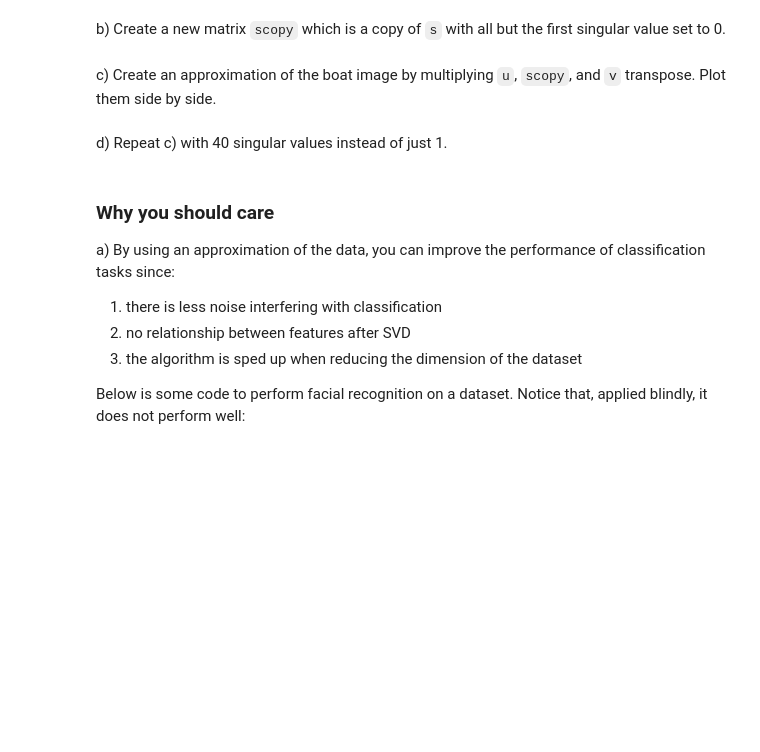
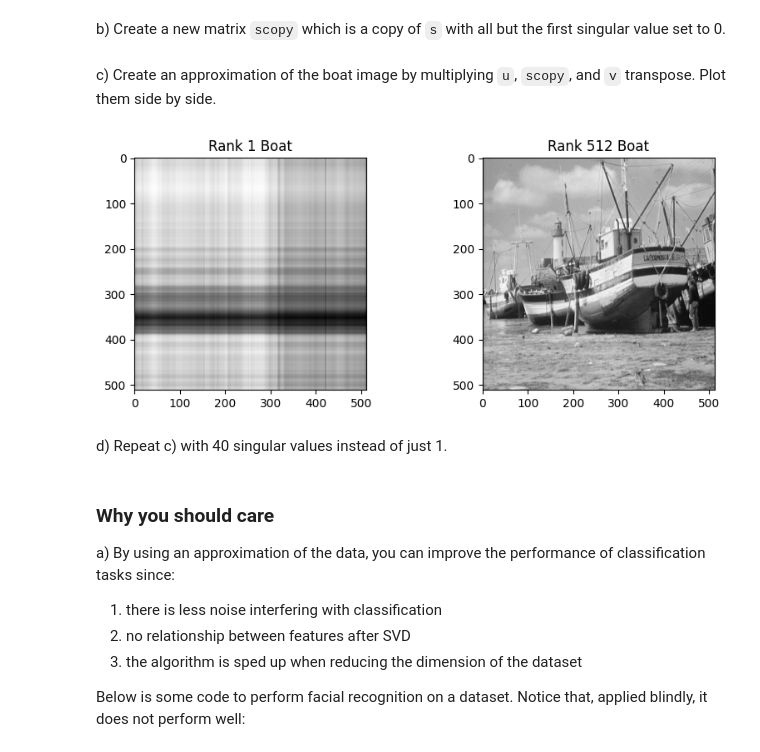
Before and after one commit to gallettilance/CS506-Fall2024, a Jupyter notebook: lecture_07/worksheet_07.ipynb, the cells around one changed output. Saved outputs shown, nothing was run; the diff lists cells and outputs as text; code cells hidden in the pictures; blank space fills up the shorter version.

```diff
--- a/lecture_07/worksheet_07.ipynb
+++ b/lecture_07/worksheet_07.ipynb
@@ -97,16 +111,18 @@ scopy = ...
 # %% [markdown]
 c) Create an approximation of the boat image by multiplying `u`, `scopy`, and `v` transpose. Plot them side by side.
 # %%
-boat_app = ...
+boat_app = u.dot(np.diag(scopy)).dot(vt)
 
 plt.figure(figsize=(9,6))
 plt.subplot(1,2,1)
 plt.imshow(boat_app, cmap = cm.Greys_r)
 plt.title('Rank 1 Boat')
 plt.subplot(1,2,2)
 plt.imshow(boat, cmap = cm.Greys_r)
 plt.title('Rank 512 Boat')
 _ = plt.subplots_adjust(wspace=0.5)
 plt.show()
+# %% [output]
+[figure, added]
 # %% [markdown]
 d) Repeat c) with 40 singular values instead of just 1.
```
Also changed, not shown: parts of 7 cells of this notebook, 1 other file.
